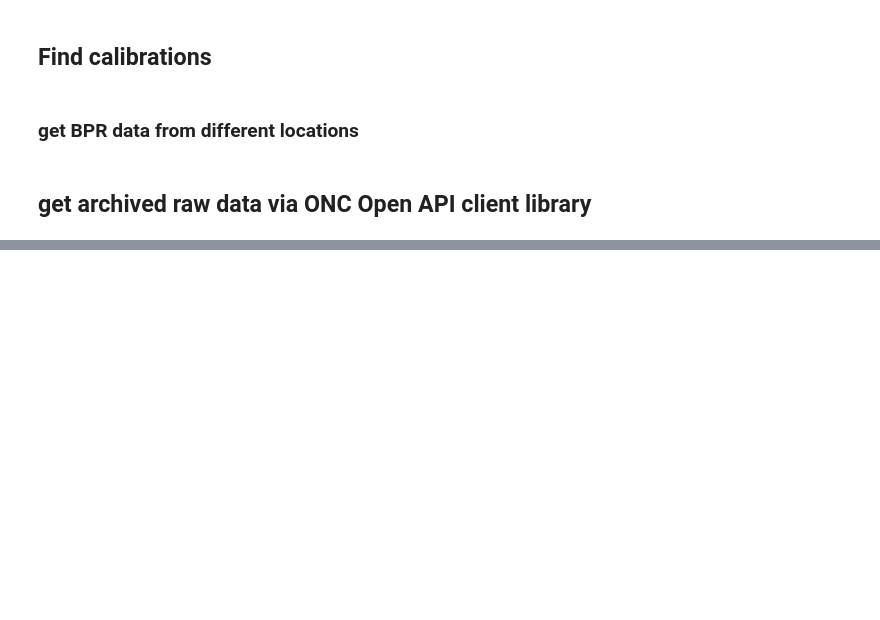
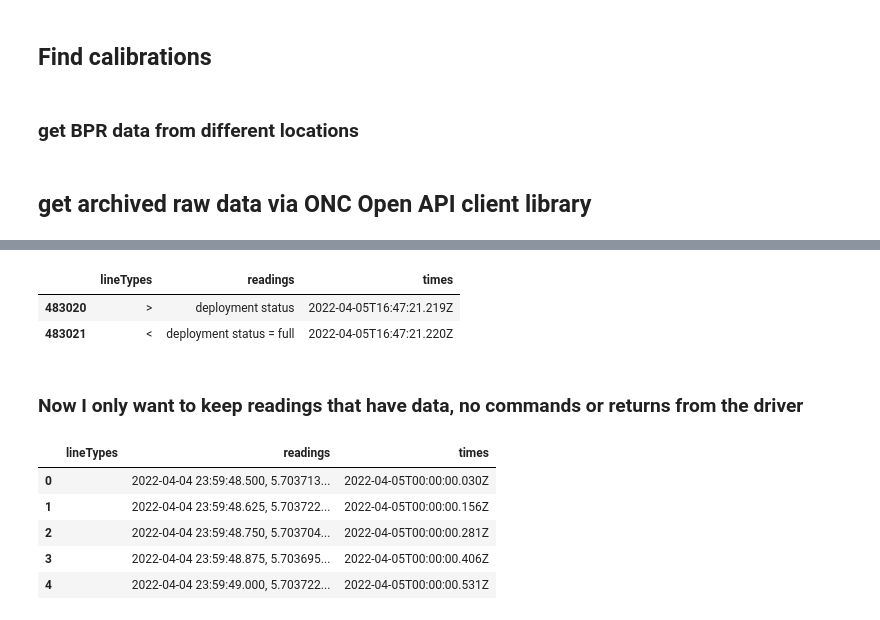
Before and after one commit to aschlesin/ONC_Pressure_Data_Access, a Jupyter notebook: BarkleyCanyon_Cabled/BPR_Zero_Cabled_AS.ipynb, the cells around one changed output, grey strips where cells are left out. Cells and saved outputs as stored; diff of their text form; code cells hidden in the pictures; blank space fills up the shorter version.

```diff
--- a/BarkleyCanyon_Cabled/BPR_Zero_Cabled_AS.ipynb
+++ b/BarkleyCanyon_Cabled/BPR_Zero_Cabled_AS.ipynb
@@ -377,0 +400,9 @@ df.head()
+# %%
+# find messages in the raw data readings
+df.loc[(df['readings'].str.contains('deployment status', na=False))]
+# %% [output]
+|  | lineTypes | readings | times |
+| 483020 | > | deployment status | 2022-04-05T16:47:21.219Z |
+| 483021 | < | deployment status = full | 2022-04-05T16:47:21.220Z |
+# %% [markdown]
+### Now I only want to keep readings that have data, no commands or returns from the driver
@@ -378 +414,10 @@ df.head()
+# %%
+df2.head()
+# %% [output]
+|  | lineTypes | readings | times |
+| 0 |  | 2022-04-04 23:59:48.500, 5.703713... | 2022-04-05T00:00:00.030Z |
+| 1 |  | 2022-04-04 23:59:48.625, 5.703722... | 2022-04-05T00:00:00.156Z |
+| 2 |  | 2022-04-04 23:59:48.750, 5.703704... | 2022-04-05T00:00:00.281Z |
+| 3 |  | 2022-04-04 23:59:48.875, 5.703695... | 2022-04-05T00:00:00.406Z |
+| 4 |  | 2022-04-04 23:59:49.000, 5.703722... | 2022-04-05T00:00:00.531Z |
 # %%
```
Also changed, not shown: parts of 11 cells of this notebook.
